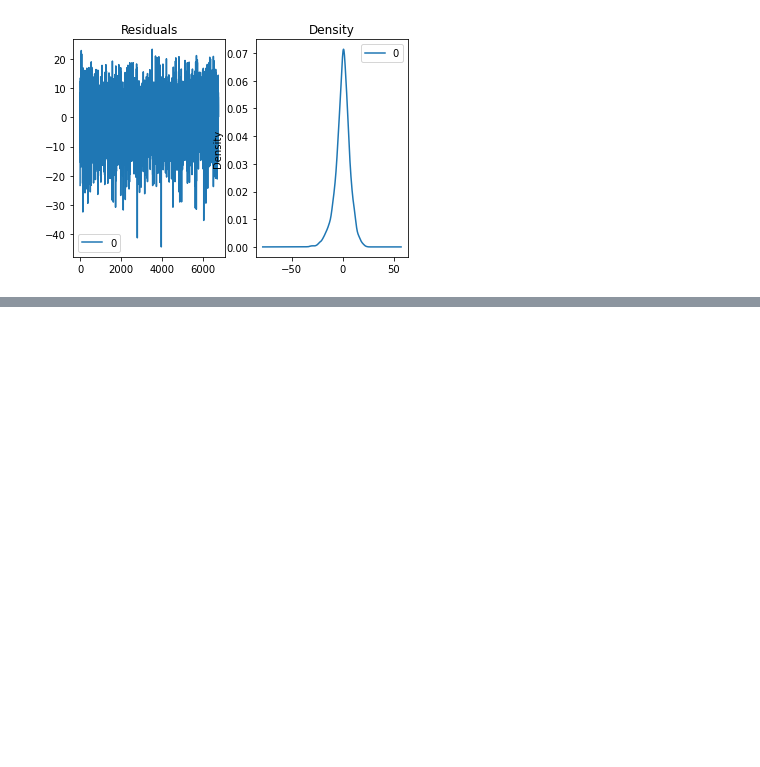
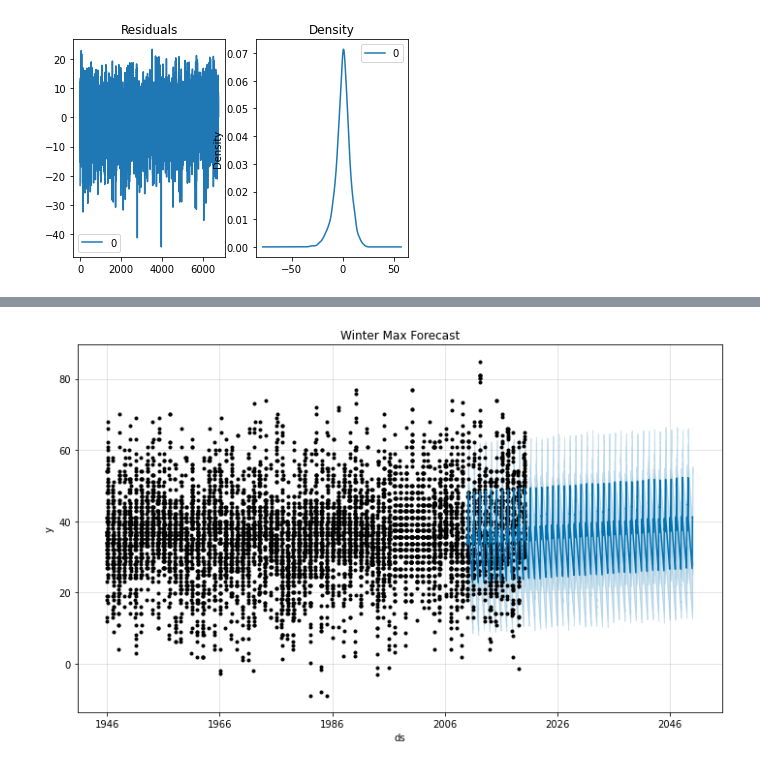
Before and after one commit to gk400/418-final-project, a Jupyter notebook: gurleen.ipynb, the cells around one changed output, grey strips where cells are left out. Cells and saved outputs as stored; diff of their text form; code cells hidden in the pictures; blank space fills up the shorter version.

Commit message:
forecasts and ranges

```diff
--- a/gurleen.ipynb
+++ b/gurleen.ipynb
@@ -312,0 +238,88 @@ plt.plot(results_ARIMA.fittedvalues, color='red')
+# %%
+# winter forecasts
+
+# define the model
+winter_max_model = Prophet()
+winter_min_model = Prophet()
+winter_avg_model = Prophet()
+
+# fit the model
+max_df = winter_df[['date', 'max']]
+max_df.set_index('date', inplace = True)
+max_df['ds'] = max_df.index
+max_df.columns = ['y', 'ds']
+winter_max_model.fit(max_df);
+
+min_df = winter_df[['date', 'min']]
+min_df.set_index('date', inplace = True)
+min_df['ds'] = min_df.index
+min_df.columns = ['y', 'ds']
+winter_min_model.fit(min_df);
+
+avg_df = winter_df[['date', 'avg']]
+avg_df.set_index('date', inplace = True)
+avg_df['ds'] = avg_df.index
+avg_df.columns = ['y', 'ds']
+winter_avg_model.fit(avg_df);
+
+# define the period for which we want a prediction -- winter months 2010-2050
+def prediction_dates(months):
+    future = list()
+    for j in range(2010, 2050):
+        for i in months:
+            mon = str(i)
+            if len(mon) == 1:
+                mon = "0{num}".format(num = i)
+            for d in range(1, 29):
+                day = str(d)
+                if len(day) == 1:
+                    day = "0{num}".format(num = d)
+                date = "{year}-{month}-{dayS}".format(year = j, month = mon, dayS = day)
+                future.append([date])
+    return future
+
+winter_months = [12, 1, 2, 3]
+max_future = prediction_dates(winter_months);
+min_future = prediction_dates(winter_months);
+avg_future = prediction_dates(winter_months);
+
+max_future = pd.DataFrame(max_future);
+min_future = pd.DataFrame(min_future);
+avg_future = pd.DataFrame(avg_future);
+
+max_future.columns = ['ds']
+min_future.columns = ['ds']
+avg_future.columns = ['ds']
+
+max_future['ds']= pd.to_datetime(max_future['ds'], format='%Y-%m-%d')
+min_future['ds']= pd.to_datetime(min_future['ds'], format='%Y-%m-%d')
+avg_future['ds']= pd.to_datetime(avg_future['ds'], format='%Y-%m-%d')
+
+# use the model to make a forecast
+max_forecast = winter_max_model.predict(max_future);
+min_forecast = winter_min_model.predict(min_future);
+avg_forecast = winter_avg_model.predict(avg_future);
+
+# plot forecast
+
+winter_max_model.plot(max_forecast)
+plt.title("Winter Max Forecast")
+winter_min_model.plot(min_forecast)
+plt.title("Winter Min Forecast")
+winter_avg_model.plot(avg_forecast)
+plt.title("Winter Avg Forecast")
+plt.show()
+
+# plot difference between yhat_upper and yhat_lower
+plt.plot(max_forecast['ds'], max_forecast['yhat_upper'] - max_forecast['yhat_lower'])
+plt.title("Range of Winter Max Forecast")
+plt.figure(figsize=(20,10))
+
+plt.plot(min_forecast['ds'], min_forecast['yhat_upper'] - min_forecast['yhat_lower'])
+plt.title("Range of Winter Min Forecast")
+plt.figure(figsize=(20,10))
+
+plt.plot(avg_forecast['ds'], avg_forecast['yhat_upper'] - avg_forecast['yhat_lower'])
+plt.title("Range of Winter Avg Forecast")
+plt.figure(figsize=(20,10))
+# %% [output]
@@ -312,0 +358 @@ plt.plot(results_ARIMA.fittedvalues, color='red')
+[figure, added]
```
Also changed, not shown: parts of 4 cells of this notebook.
